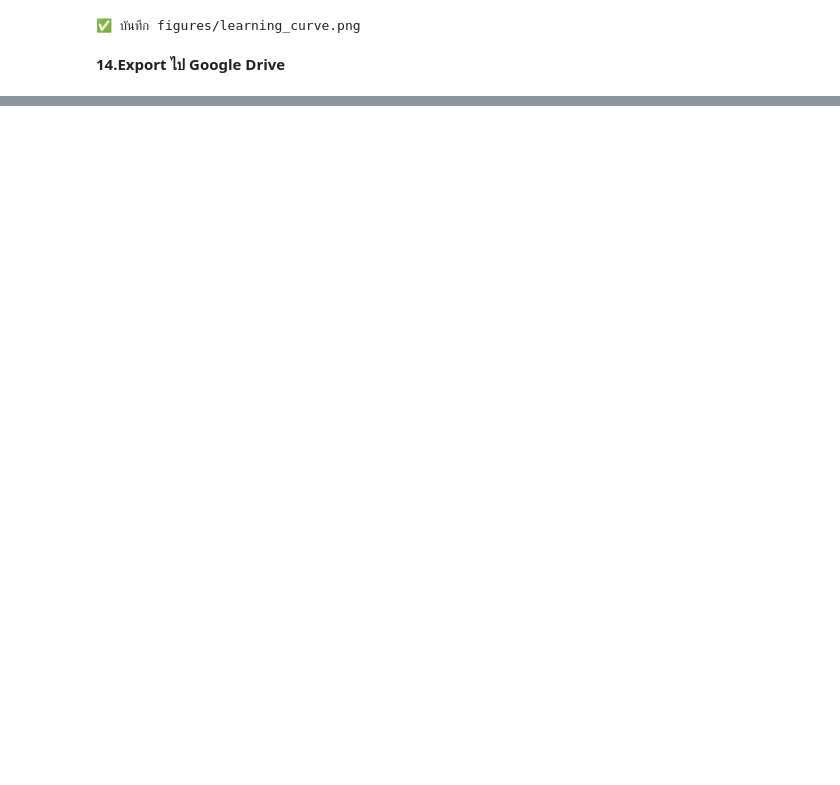
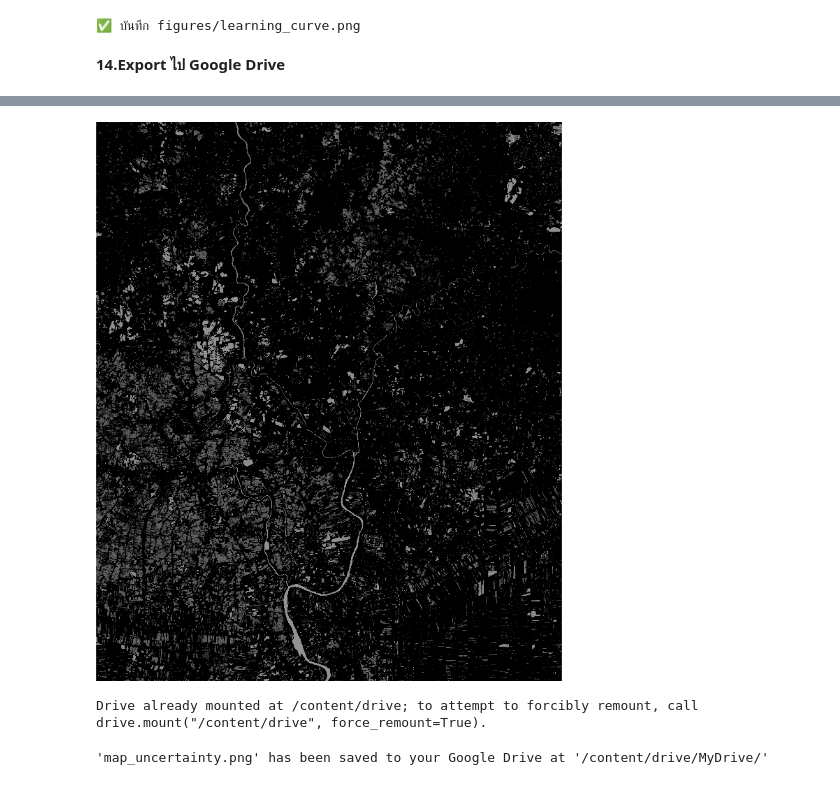
Before and after one commit to lattytytyty-web/GE338-GEOGRAPHIC-DATA-SCIENCE, a Jupyter notebook: Lab3/Lab_3_รัตติยา_6606614813.ipynb, the cells around one changed output, grey strips where cells are left out. Cells and saved outputs as stored; diff of their text form; code cells hidden in the pictures; blank space fills up the shorter version.

```diff
--- a/Lab3/Lab_3_รัตติยา_6606614813.ipynb
+++ b/Lab3/Lab_3_รัตติยา_6606614813.ipynb
@@ -654,0 +747,24 @@ print("\n📌 ดู status ที่: https://code.earthengine.google.com/tasks
+# %%
+from IPython.display import Image, display
+display(Image(filename='map_uncertainty.png'))
+# %% [output]
+[figure, added]
+# %%
+from google.colab import drive
+drive.mount('/content/drive')
+# %% [output]
+Drive already mounted at /content/drive; to attempt to forcibly remount, call drive.mount("/content/drive", force_remount=True).
+# %%
+import shutil
+import os
+
+source_file = 'map_uncertainty.png'
+destination_path = '/content/drive/MyDrive/'
+
+if os.path.exists(source_file):
+    shutil.copy(source_file, destination_path)
+    print(f"'map_uncertainty.png' has been saved to your Google Drive at '{destination_path}'")
+else:
+    print(f"Error: '{source_file}' not found. Please ensure the file was generated.")
+# %% [output]
+'map_uncertainty.png' has been saved to your Google Drive at '/content/drive/MyDrive/'
```
Also changed, not shown: parts of 20 cells of this notebook, 1 other file.
